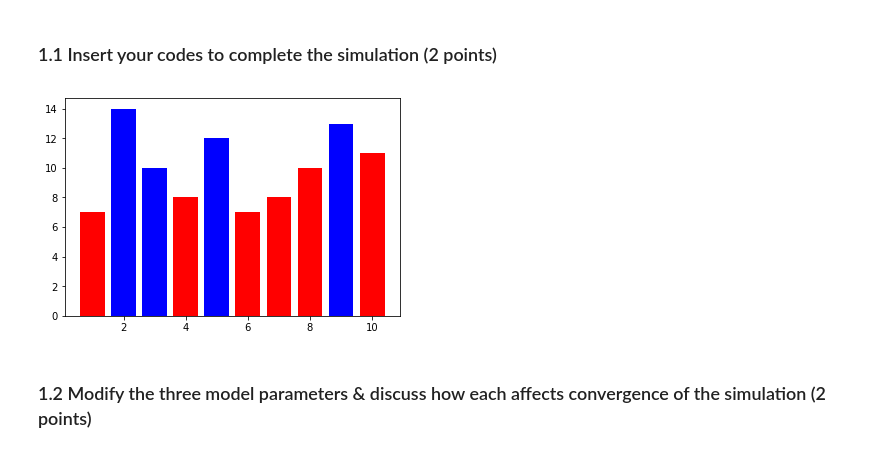
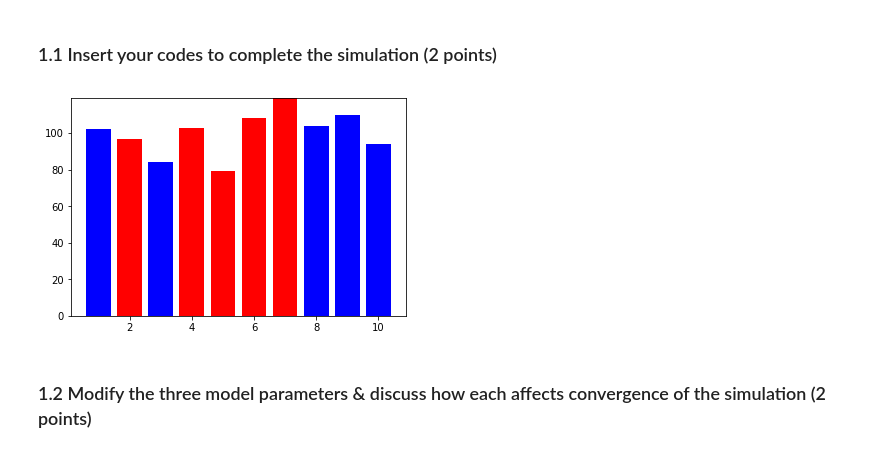
Before and after one commit to HowardChao/Neural-and-Behavioral-Modeling-, a Jupyter notebook: week_1/b05901180_02.ipynb, the cells around one changed output. Saved outputs shown, nothing was run; the diff lists cells and outputs as text; code cells hidden in the pictures.

```diff
--- a/week_1/b05901180_02.ipynb
+++ b/week_1/b05901180_02.ipynb
@@ -19,7 +19,7 @@ This is a model of a cocktail party. The men and women at the party form groups.
 # %%
 # Model parameters:
 Ngroups=10
-Npeople=100
+Npeople=1000
 Tolerance=.49 # tolerable propotion of the opposite sex
 
 # Supporting functions:
@@ -55,34 +55,34 @@ def plot_party(counts):
     display(gcf()); clear_output(wait=True) # to allow dynamic plots
 
 # Initialization:
 people = [Person(Ngroups) for i in range(Npeople)] # assign each person to a group
 Nhappy=0 # Number of happy people
 
 # Simulation:
 while(Nhappy<Npeople): # Simulation stops when everyone is happy
     Nhappy = 0
     all_table, proportions = party_stats(people)
     for i in range(len(proportions)):
         for j in range(len(proportions[i])):
             if(proportions[i][1-j] > Tolerance):
                 #all_table[i][j]裡的人要移動
                 for x in range(Npeople):
                     if((people[x].group == i) and (people[x].sex == j)):
 #                         print(people[x].group, ' ', people[x].sex)
                         people[x].leave()
                         break
 
     all_table_2, proportions_2 = party_stats(people)
     for i in range(len(proportions_2)):
         for j in range(len(proportions_2[i])):
             if(proportions_2[i][1-j] < Tolerance):
                 Nhappy += all_table_2[i][j]
                 #all_table[i][j]裡的人要移動
     # Plot new results:
     counts, proportions=party_stats(people) # size=group*sex
     plot_party(counts)
 # %% [output]
-[figure, old version]
+[figure, new version]
 # %% [markdown]
 ### 1.2 Modify the three model parameters & discuss how each affects convergence of the simulation (2 points)
 # %% [markdown]
```
Also changed, not shown: parts of 5 cells of this notebook, 1 other file.
